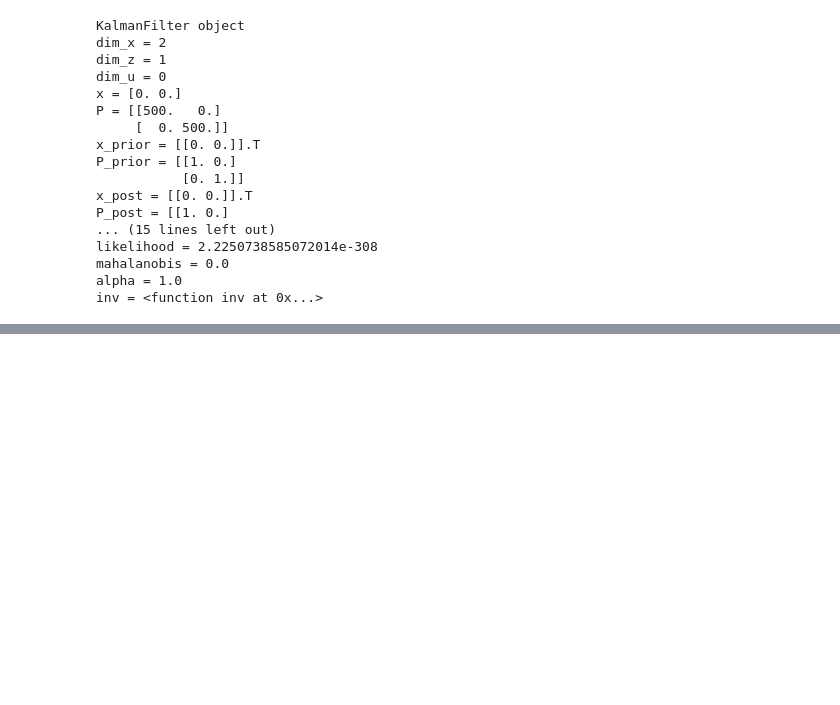
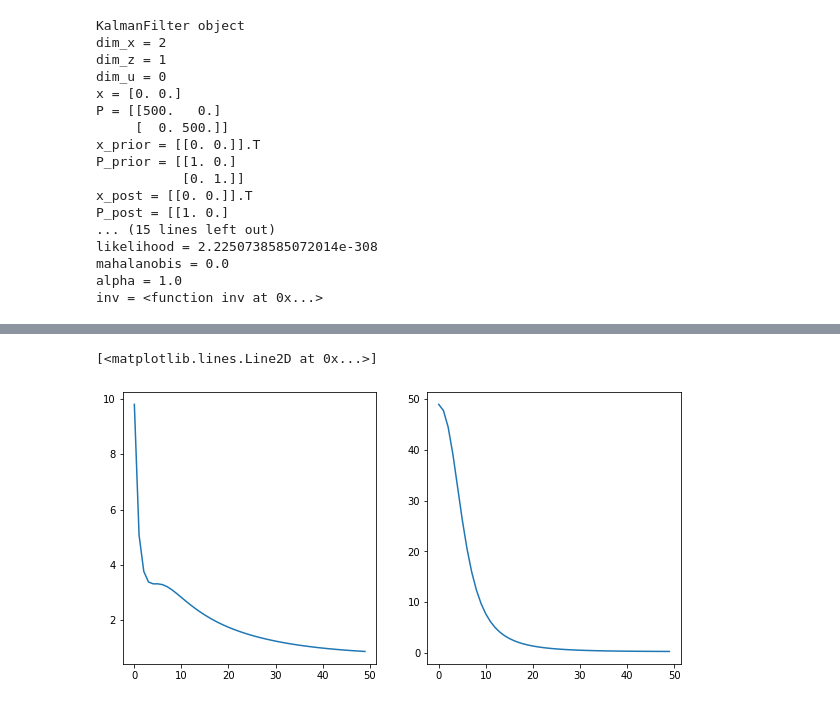
Before and after one commit to danhojin/ml-notes, a Jupyter notebook: hellos/filterpy2.ipynb, the cells around one changed output, grey strips where cells are left out. Saved outputs shown, nothing was run; the diff lists cells and outputs as text; code cells hidden in the pictures; blank space fills up the shorter version.

```diff
--- a/hellos/filterpy2.ipynb
+++ b/hellos/filterpy2.ipynb
@@ -157,0 +160,10 @@ ax.plot(zs, 'o')
+# %%
+cov1 = map(lambda x: x.diagonal(), cov)
+cov1 = np.vstack(list(cov1))
+# %%
+fig, axs = plt.subplots(1, 2, figsize=(10, 5))
+axs[0].plot(cov1[:, 0])
+axs[1].plot(cov1[:, 1])
+# %% [output]
+[<matplotlib.lines.Line2D at 0x...>]
+[figure, added]
```
Also changed, not shown: parts of 2 cells of this notebook.
